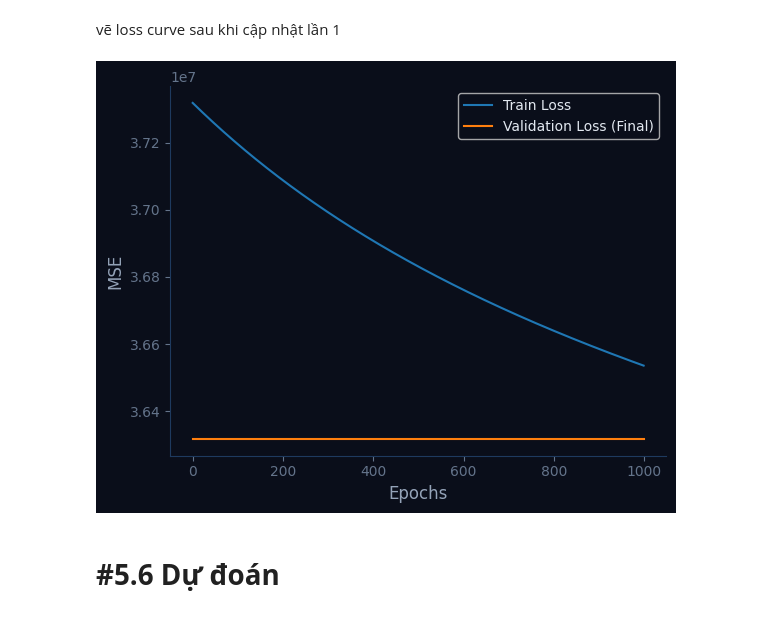
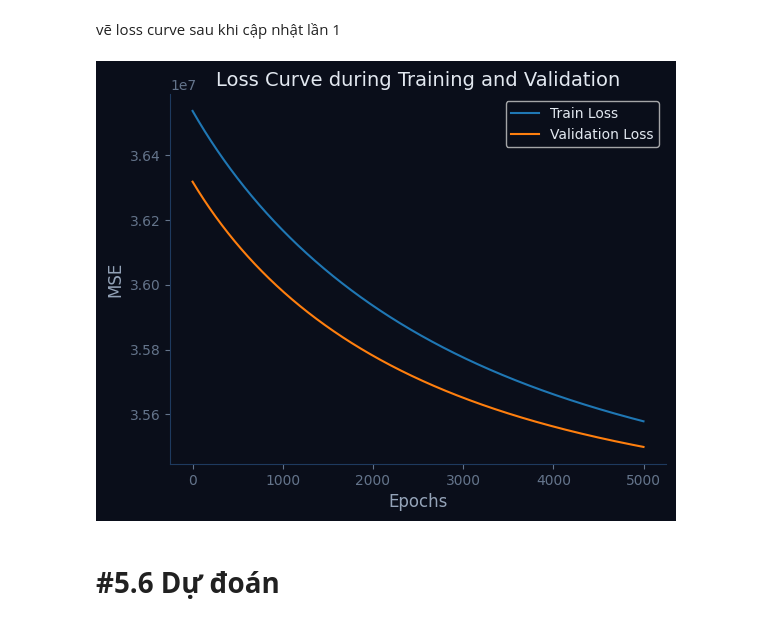
Before and after one commit to hoangchaulanbao/HocmayNC, a Jupyter notebook: btcn.ipynb, the cells around one changed output. Saved outputs shown, nothing was run; the diff lists cells and outputs as text; code cells hidden in the pictures.

```diff
--- a/btcn.ipynb
+++ b/btcn.ipynb
@@ -649,18 +649,25 @@ def compute_loss(X, y, theta):
 # %% [markdown]
 #**#5.3 Gradient Descent**
 # %%
-def gradient_descent(X, y, theta, learning_rate=0.01, epochs=100):
-    m = len(y)
-    loss_history = []
+def gradient_descent(X_train, y_train, X_val, y_val, theta, learning_rate=0.01, epochs=100):
+    m_train = len(y_train)
+    train_loss_history = []
+    val_loss_history = []
 
     for epoch in range(epochs):
-        gradients = (1 / m) * X.T.dot(X.dot(theta) - y)
+        predictions = X_train.dot(theta)
+        gradients = (1 / m_train) * X_train.T.dot(predictions - y_train)
         theta = theta - learning_rate * gradients
 
-        loss = compute_loss(X, y, theta)
-        loss_history.append(loss)
+        # Compute training loss
+        train_loss = compute_loss(X_train, y_train, theta)
+        train_loss_history.append(train_loss)
 
-    return theta, loss_history
+        # Compute validation loss
+        val_loss = compute_loss(X_val, y_val, theta)
+        val_loss_history.append(val_loss)
+
+    return theta, train_loss_history, val_loss_history
 # %% [markdown]
 # **#5.4 Train model**
 # %%
@@ -707,36 +714,28 @@ vẽ loss curve sau khi cập nhật lần 1
 # %%
 train_losses = []
 val_losses = []
 
-
-epochs = 1000
+epochs = 5000
 
 X_val_b = X_test_b
 y_val = y_test_np
 
-
-theta_re, loss_history_re = gradient_descent(
-    X_train_b, y_train_np, theta, # Use y_train_np for the custom gradient descent
+theta, train_losses, val_losses = gradient_descent(
+    X_train_b, y_train_np, X_val_b, y_val, theta,
     learning_rate=0.01,
     epochs=epochs
 )
 
-
-train_losses = loss_history_re
-
-final_val_loss = compute_loss(X_val_b, y_val, theta_re)
-val_losses = [final_val_loss] * epochs # Fill with final loss for plotting alongside train history
-
 # Vẽ biểu đồ
 plt.plot(train_losses, label='Train Loss')
-
-plt.plot(val_losses, label='Validation Loss (Final)')
+plt.plot(val_losses, label='Validation Loss')
 plt.xlabel('Epochs')
 plt.ylabel('MSE')
+plt.title('Loss Curve during Training and Validation')
 plt.legend()
 plt.show()
 # %% [output]
-[figure, old version]
+[figure, new version]
 # %% [markdown]
 # **#5.6 Dự đoán**
 # %%
```
Also changed, not shown: parts of 2 cells of this notebook.
